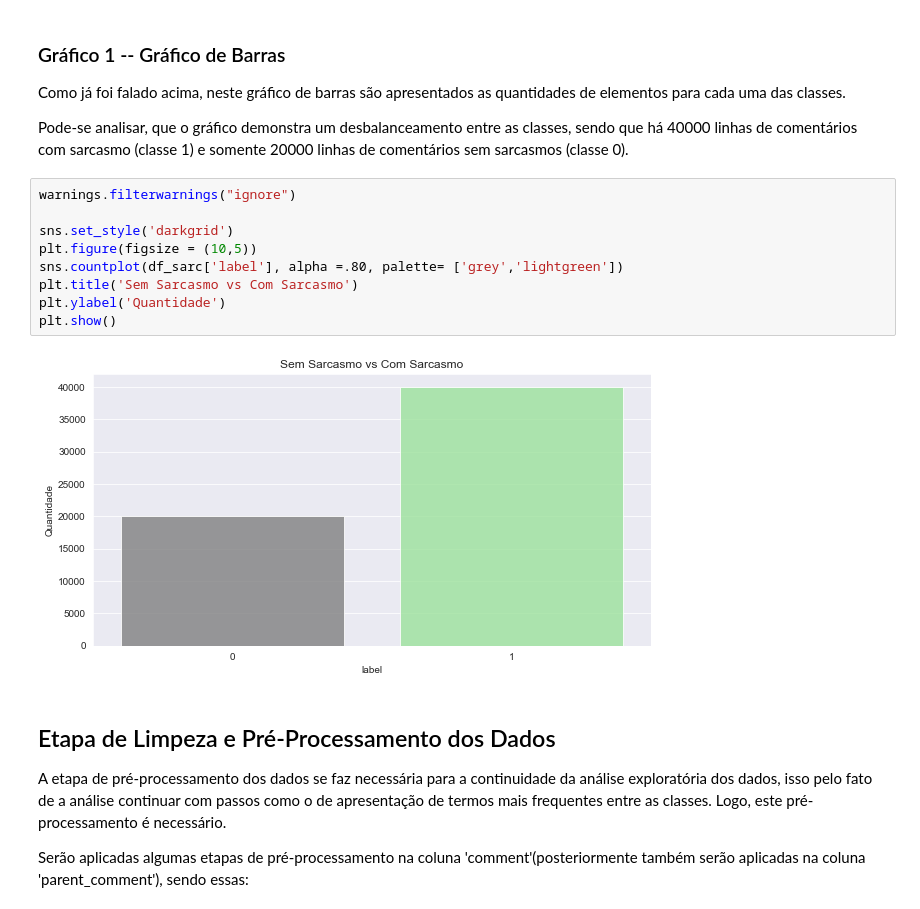
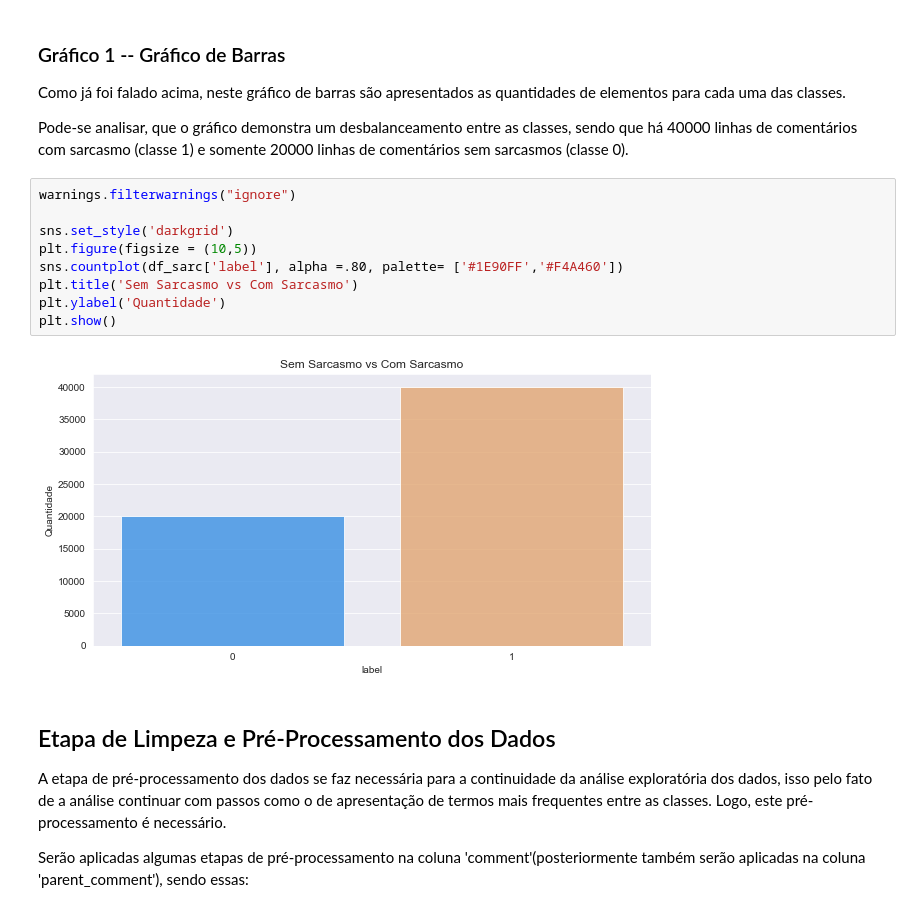
Before and after one commit to Ruann-01/Python_IA, a Jupyter notebook: Trabalho Final/Trabalho Final.ipynb, the cells around one changed output. Drawn from its saved outputs; the diff is of its cells as text.

```diff
--- a/Trabalho Final/Trabalho Final.ipynb
+++ b/Trabalho Final/Trabalho Final.ipynb
@@ -192,14 +194,14 @@ Pode-se analisar, que o gráfico demonstra um desbalanceamento entre as classes,
 # %%
 warnings.filterwarnings("ignore")
 
 sns.set_style('darkgrid')
 plt.figure(figsize = (10,5))
-sns.countplot(df_sarc['label'], alpha =.80, palette= ['grey','lightgreen'])
+sns.countplot(df_sarc['label'], alpha =.80, palette= ['#1E90FF','#F4A460'])
 plt.title('Sem Sarcasmo vs Com Sarcasmo')
 plt.ylabel('Quantidade')
 plt.show()
 # %% [output]
-[figure, old version]
+[figure, new version]
 # %% [markdown]
 ## Etapa de Limpeza e Pré-Processamento dos Dados
 A etapa de pré-processamento dos dados se faz necessária para a continuidade da análise exploratória dos dados, isso pelo fato de a análise continuar com passos como o de apresentação de termos mais frequentes entre as classes. Logo, este pré-processamento é necessário.
```
Also changed, not shown: parts of 20 cells of this notebook.
